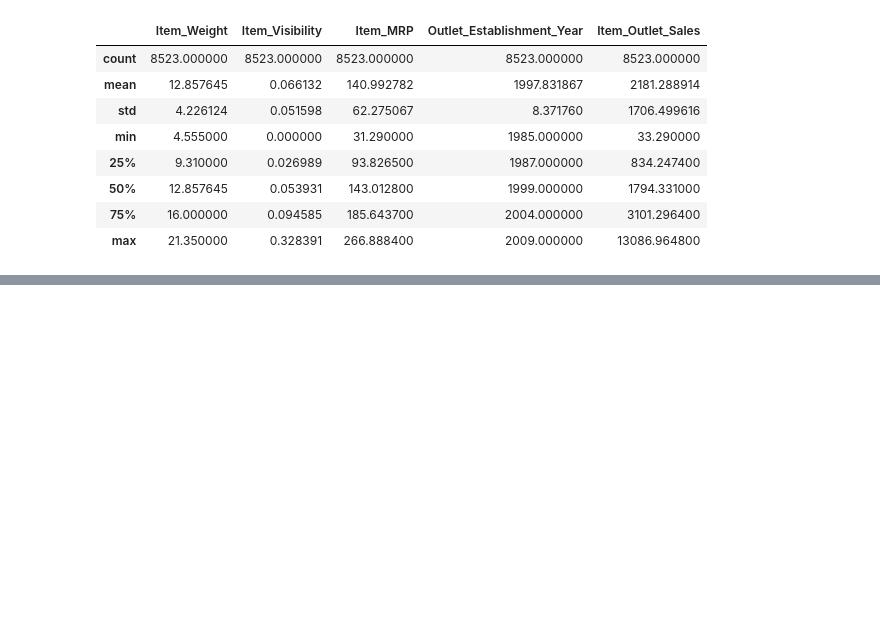
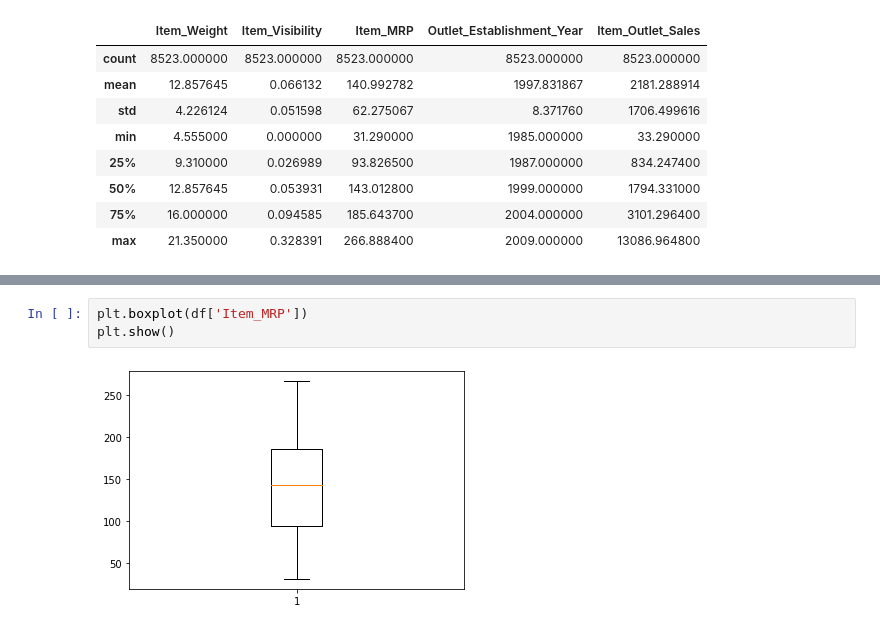
Before and after one commit to mariana-0/predicciones-de-ventas, a Jupyter notebook: predicciones_de_ventas.ipynb, the cells around one changed output, grey strips where cells are left out. Drawn from its saved outputs; the diff is of its cells as text; blank space fills up the shorter version.

```diff
--- a/predicciones_de_ventas.ipynb
+++ b/predicciones_de_ventas.ipynb
@@ -186,0 +215,5 @@ df.describe()
+# %%
+plt.boxplot(df['Item_MRP'])
+plt.show()
+# %% [output]
+[figure, added]
```
Also changed, not shown: parts of 13 cells of this notebook.
